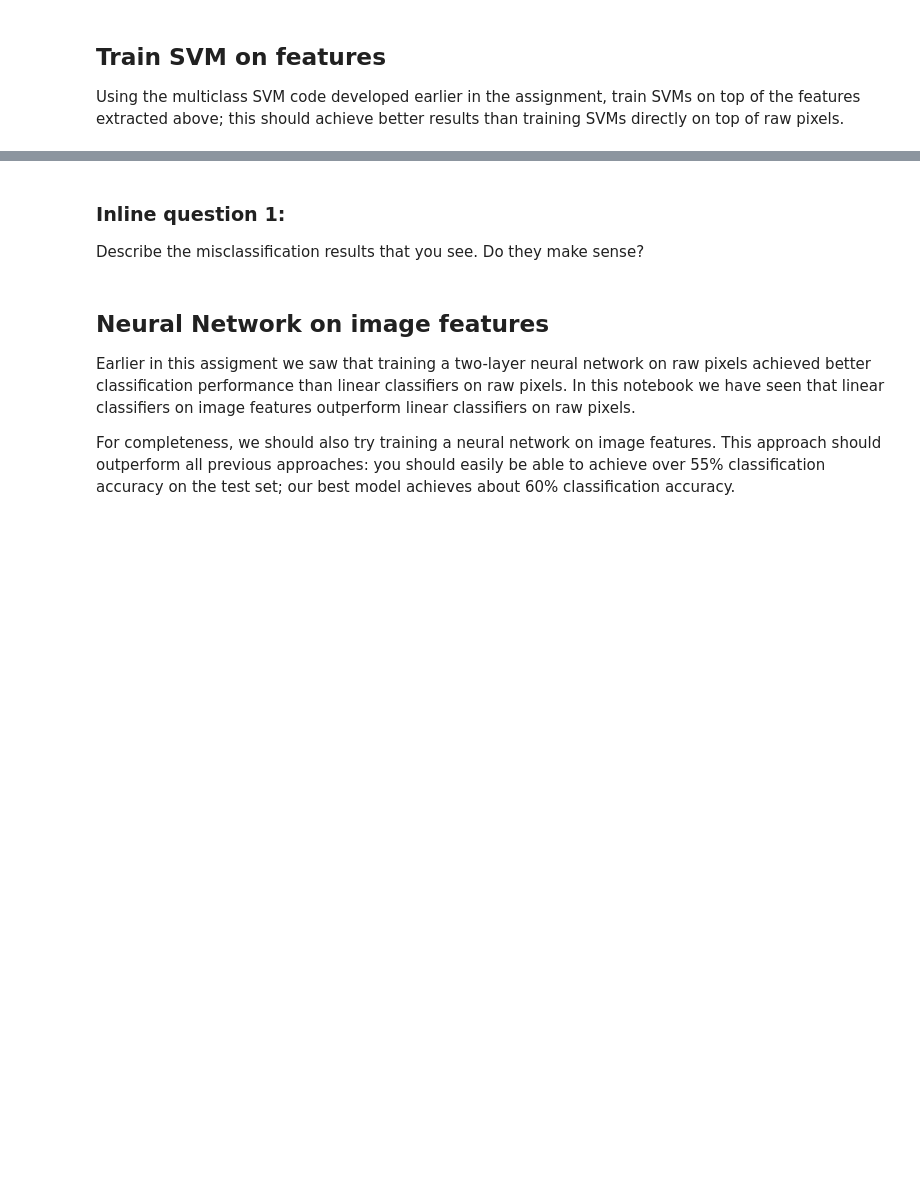
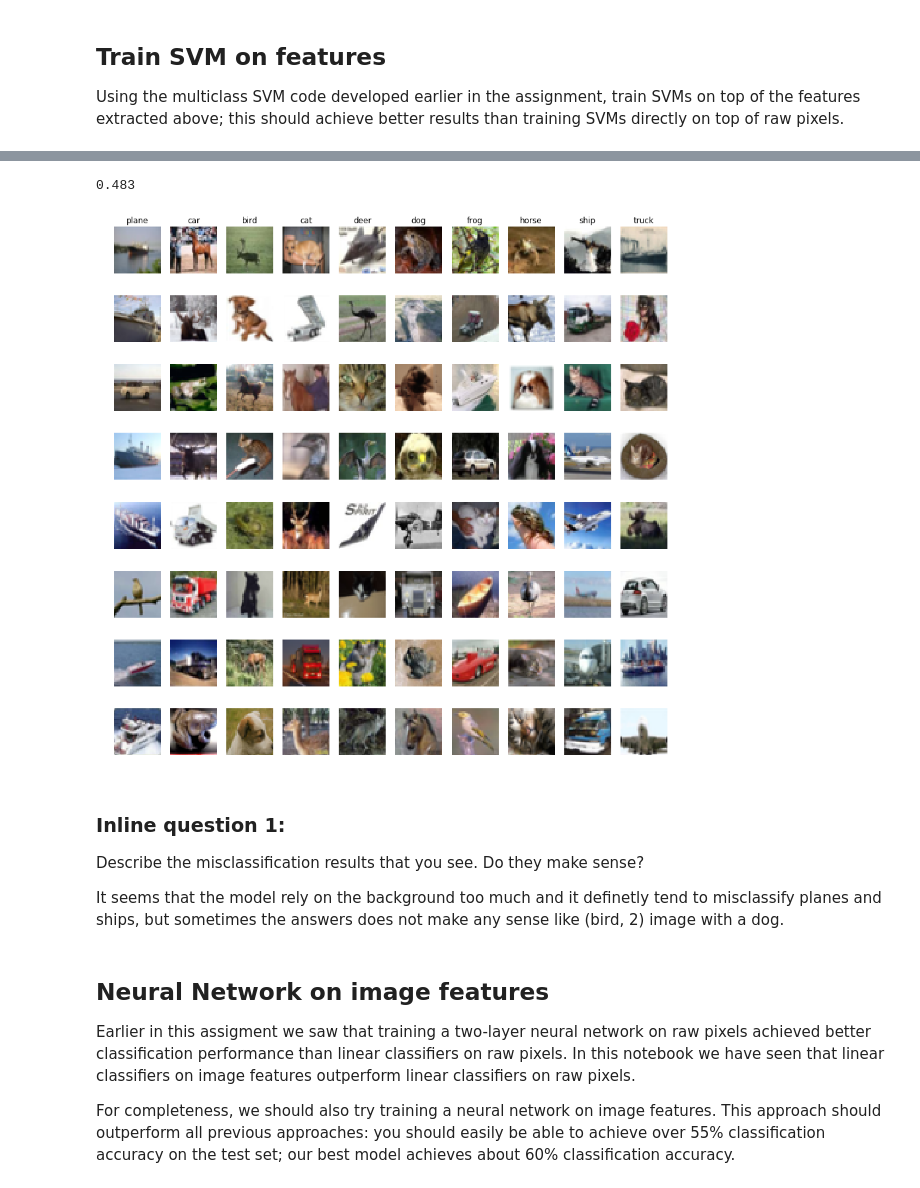
Before and after one commit to Guitaricet/cs231n, a Jupyter notebook: assignment1/features.ipynb, the cells around one changed output, grey strips where cells are left out. Saved outputs shown, nothing was run; the diff lists cells and outputs as text; code cells hidden in the pictures; blank space fills up the shorter version.

```diff
--- a/assignment1/features.ipynb
+++ b/assignment1/features.ipynb
@@ -108,12 +128,10 @@ Using the multiclass SVM code developed earlier in the assignment, train SVMs on
 
 from cs231n.classifiers.linear_classifier import LinearSVM
 
-learning_rates = [1e-9, 1e-8, 1e-7]
-regularization_strengths = [5e4, 5e5, 5e6]
-
 results = {}
 best_val = -1
 best_svm = None
+best_params = None
 
 ################################################################################
 # TODO:                                                                        #
@@ -123,6 +141,25 @@ best_svm = None
 # with different numbers of bins in the color histogram. If you are careful    #
 # you should be able to get accuracy of near 0.44 on the validation set.       #
 ################################################################################
+
+for _ in tqdm(range(100)):
+    lr = 10**np.random.uniform(-4, 0)
+    reg = np.random.exponential(1)
+
+    svm = LinearSVM()
+    svm.train(X_train_feats, y_train, learning_rate=lr, reg=reg,
+              num_iters=1200, verbose=False)
+    y_train_pred = svm.predict(X_train_feats)
+    y_val_pred = svm.predict(X_val_feats)
+    train_acc = np.mean(y_train == y_train_pred)
+    val_acc = np.mean(y_val == y_val_pred)
+    print('lr=%s, reg=%s; accuracy: %s' % (lr, reg, val_acc))
+    results[(lr, reg)] = train_acc, val_acc
+    if val_acc > best_val:
+        best_val = val_acc
+        best_svm = svm
+        best_params = {'lr': lr, 'reg': reg}
+
 ################################################################################
 #                              END OF YOUR CODE                                #
 ################################################################################
@@ -139,28 +229,35 @@ print('best validation accuracy achieved during cross-validation: %f' % best_val
 y_test_pred = best_svm.predict(X_test_feats)
 test_accuracy = np.mean(y_test == y_test_pred)
 print(test_accuracy)
+# %% [output]
+0.483
 # %%
 # An important way to gain intuition about how an algorithm works is to
 # visualize the mistakes that it makes. In this visualization, we show examples
 # of images that are misclassified by our current system. The first column
 # shows images that our system labeled as "plane" but whose true label is
 # something other than "plane".
+plt.figure(figsize=(12, 12))
 
 examples_per_class = 8
 classes = ['plane', 'car', 'bird', 'cat', 'deer', 'dog', 'frog', 'horse', 'ship', 'truck']
 for cls, cls_name in enumerate(classes):
     idxs = np.where((y_test != cls) & (y_test_pred == cls))[0]
     idxs = np.random.choice(idxs, examples_per_class, replace=False)
     for i, idx in enumerate(idxs):
         plt.subplot(examples_per_class, len(classes), i * len(classes) + cls + 1)
         plt.imshow(X_test[idx].astype('uint8'))
         plt.axis('off')
         if i == 0:
             plt.title(cls_name)
 plt.show()
+# %% [output]
+[figure, added]
 # %% [markdown]
 ### Inline question 1:
 Describe the misclassification results that you see. Do they make sense?
+
+It seems that the model rely on the background too much and it definetly tend to misclassify planes and ships, but sometimes the answers does not make any sense like (bird, 2) image with a dog.
 # %% [markdown]
 ## Neural Network on image features
 Earlier in this assigment we saw that training a two-layer neural network on raw pixels achieved better classification performance than linear classifiers on raw pixels. In this notebook we have seen that linear classifiers on image features outperform linear classifiers on raw pixels.
```
Also changed, not shown: parts of 16 cells of this notebook.
